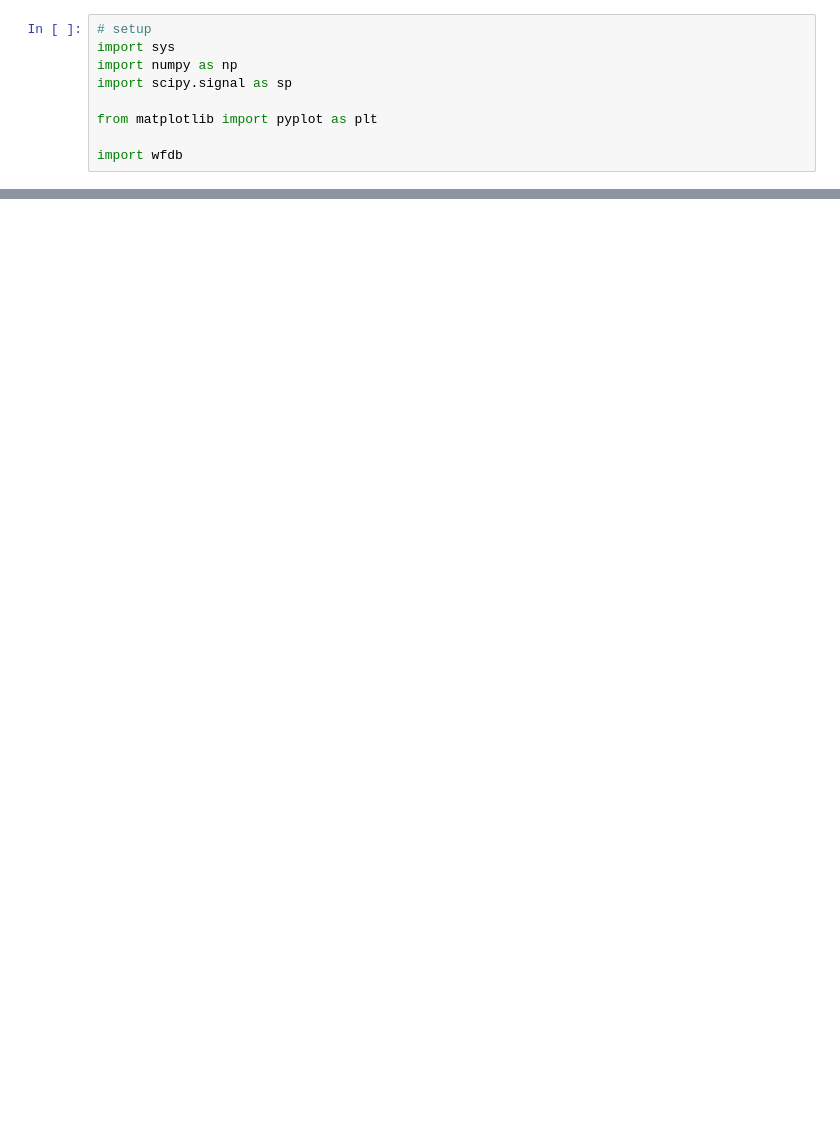
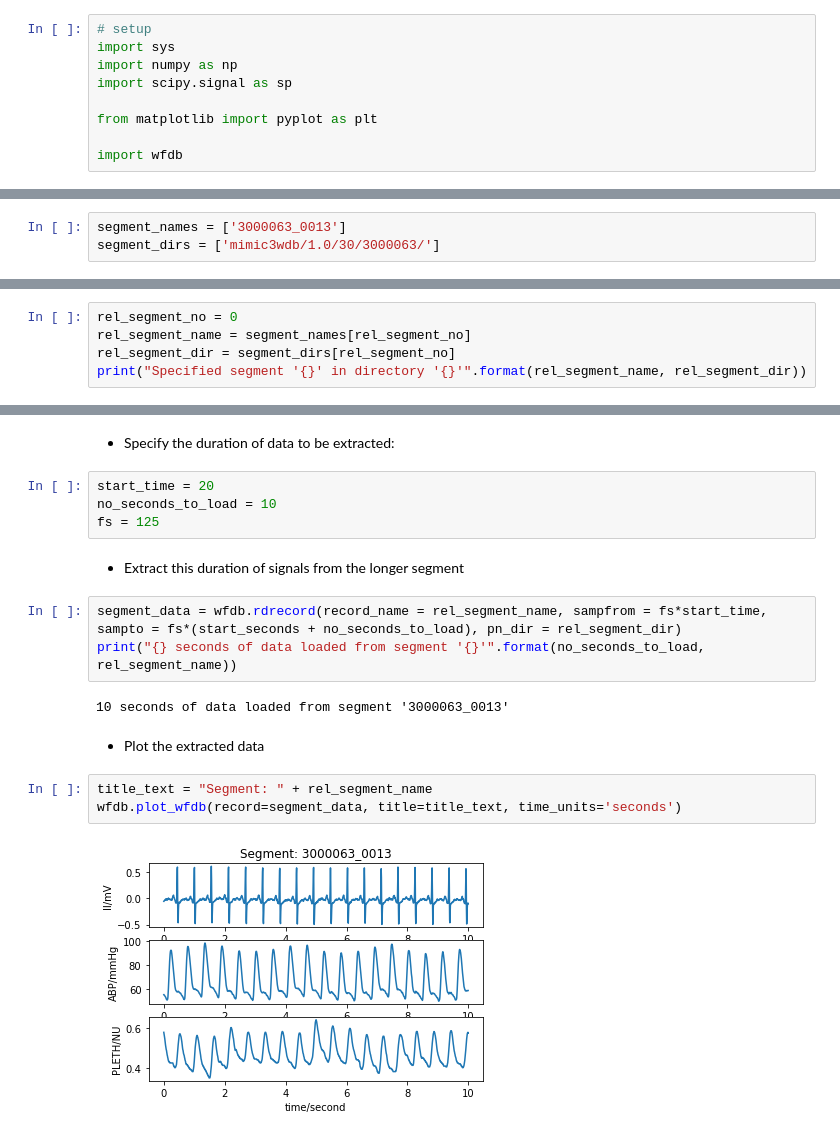
Before and after one commit to wfdb/mimic_wfdb_tutorials, a Jupyter notebook: content/tutorial/notebooks/extracting-reference-bp.ipynb, the cells around one changed output, grey strips where cells are left out. Cells and saved outputs as stored; diff of their text form; blank space fills up the shorter version.

```diff
--- a/content/tutorial/notebooks/extracting-reference-bp.ipynb
+++ b/content/tutorial/notebooks/extracting-reference-bp.ipynb
@@ -169,0 +38,3 @@ Mean arterial pressure:65.78661151960785
+# %%
+segment_names = ['3000063_0013']
+segment_dirs = ['mimic3wdb/1.0/30/3000063/']
@@ -169,0 +43,5 @@ Mean arterial pressure:65.78661151960785
+# %%
+rel_segment_no = 0
+rel_segment_name = segment_names[rel_segment_no]
+rel_segment_dir = segment_dirs[rel_segment_no]
+print("Specified segment '{}' in directory '{}'".format(rel_segment_name, rel_segment_dir))
@@ -169,0 +53,20 @@ Mean arterial pressure:65.78661151960785
+# %% [markdown]
+- Specify the duration of data to be extracted:
+# %%
+start_time = 20
+no_seconds_to_load = 10
+fs = 125
+# %% [markdown]
+- Extract this duration of signals from the longer segment
+# %%
+segment_data = wfdb.rdrecord(record_name = rel_segment_name, sampfrom = fs*start_time, sampto = fs*(start_seconds + no_seconds_to_load), pn_dir = rel_segment_dir)
+print("{} seconds of data loaded from segment '{}'".format(no_seconds_to_load, rel_segment_name))
+# %% [output]
+10 seconds of data loaded from segment '3000063_0013'
+# %% [markdown]
+- Plot the extracted data
+# %%
+title_text = "Segment: " + rel_segment_name
+wfdb.plot_wfdb(record=segment_data, title=title_text, time_units='seconds')
+# %% [output]
+[figure, added]
```
Also changed, not shown: parts of 48 cells of this notebook, 5 other files.
